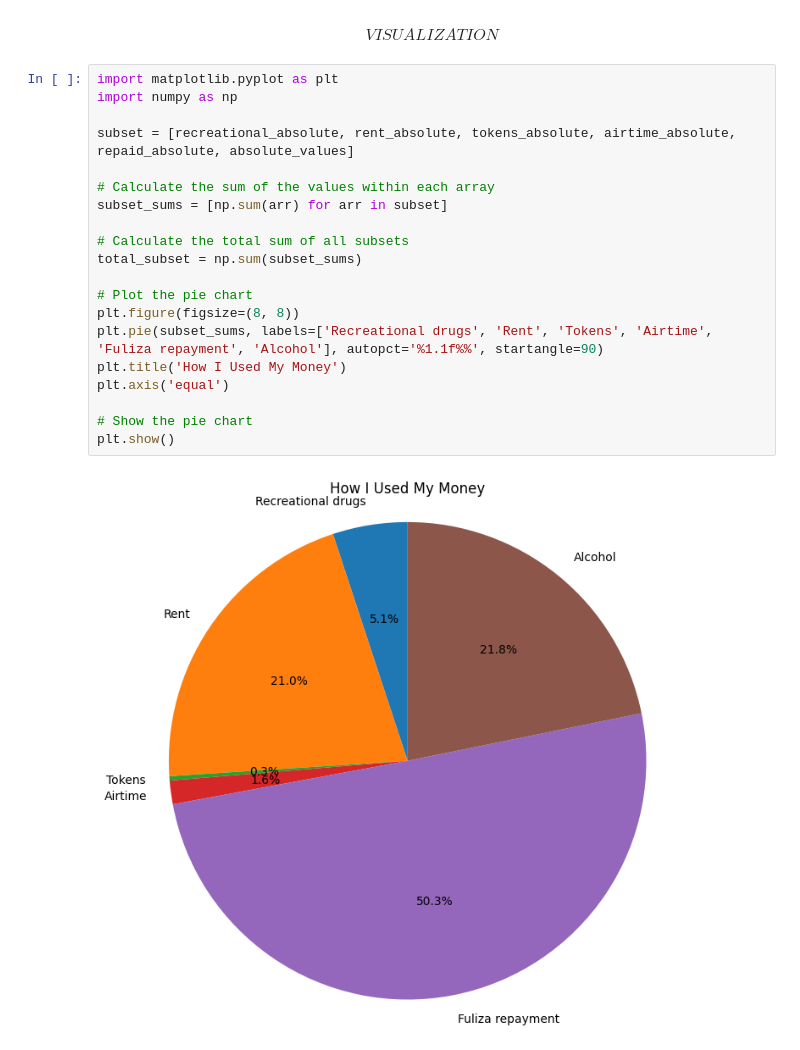
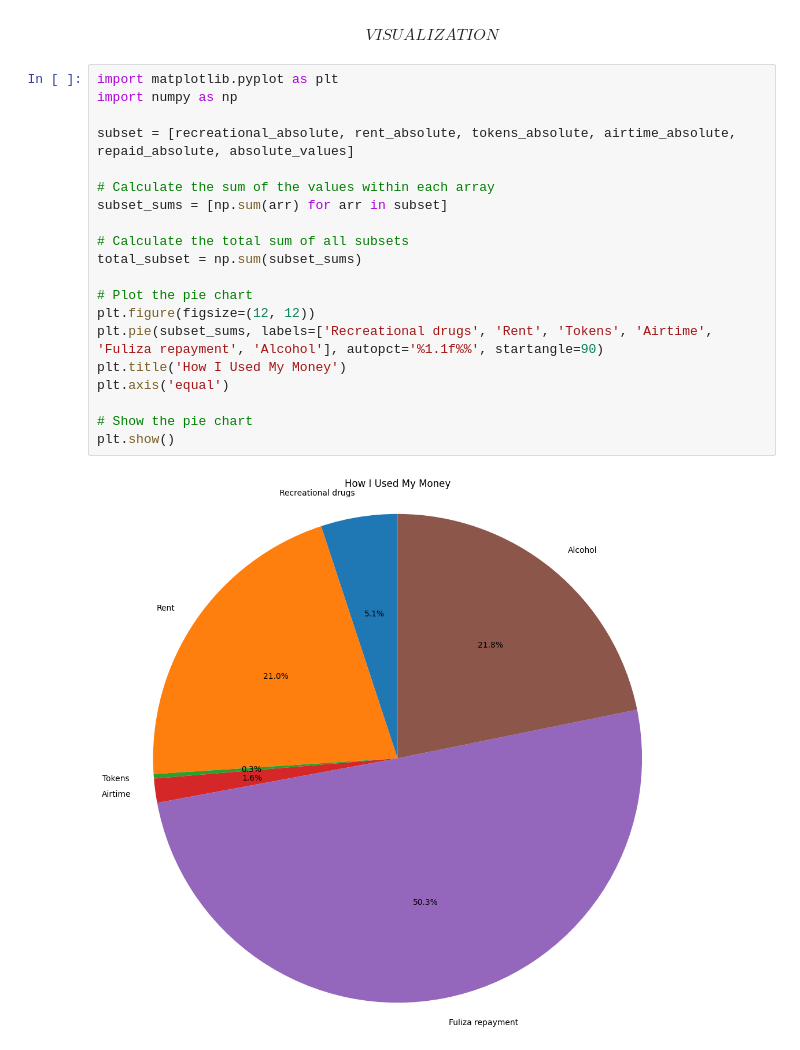
Before and after one commit to Murega14/mpesa_statement_analysis, a Jupyter notebook: mpesa.ipynb, the cells around one changed output. Cells and saved outputs as stored; diff of their text form.

```diff
--- a/mpesa.ipynb
+++ b/mpesa.ipynb
@@ -280,22 +280,22 @@ $$
 # %%
 import matplotlib.pyplot as plt
 import numpy as np
 
 subset = [recreational_absolute, rent_absolute, tokens_absolute, airtime_absolute, repaid_absolute, absolute_values]
 
 # Calculate the sum of the values within each array
 subset_sums = [np.sum(arr) for arr in subset]
 
 # Calculate the total sum of all subsets
 total_subset = np.sum(subset_sums)
 
 # Plot the pie chart
-plt.figure(figsize=(8, 8))
+plt.figure(figsize=(12, 12))
 plt.pie(subset_sums, labels=['Recreational drugs', 'Rent', 'Tokens', 'Airtime', 'Fuliza repayment', 'Alcohol'], autopct='%1.1f%%', startangle=90)
 plt.title('How I Used My Money')
 plt.axis('equal')
 
 # Show the pie chart
 plt.show()
 # %% [output]
-[figure, old version]
+[figure, new version]
```
Also changed, not shown: parts of 1 cell of this notebook.
